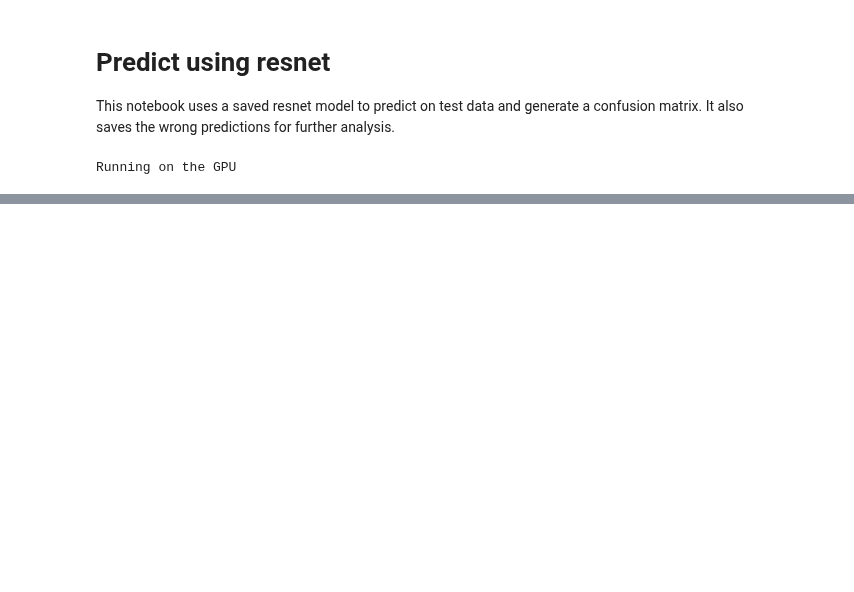
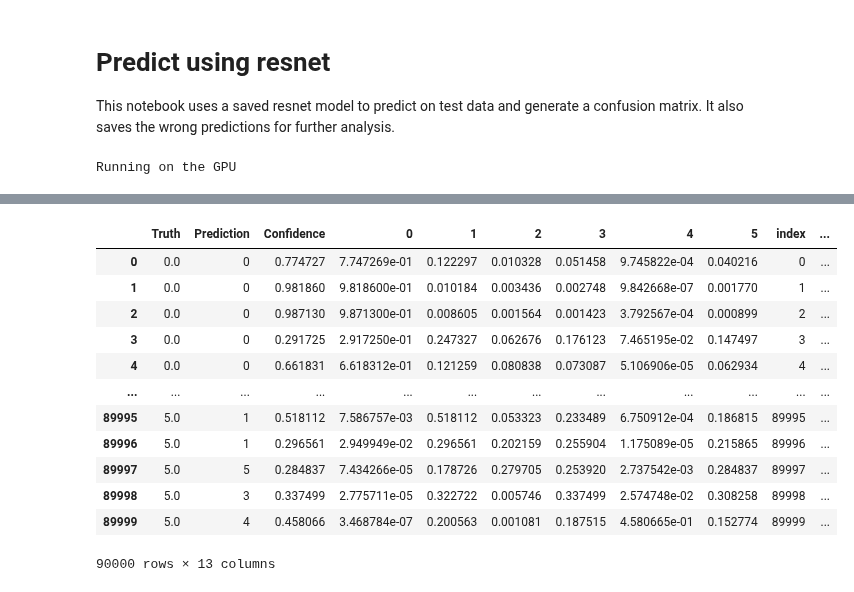
Before and after one commit to choisant/imcalML, a Jupyter notebook: notebooks/predict.ipynb, the cells around one changed output, grey strips where cells are left out. Saved outputs shown, nothing was run; the diff lists cells and outputs as text; code cells hidden in the pictures; blank space fills up the shorter version.

```diff
--- a/notebooks/predict.ipynb
+++ b/notebooks/predict.ipynb
@@ -132,0 +101,19 @@ df
+# %%
+model_dfs = [0]*len(LOAD_PATHS)
+for i in range(len(LOAD_PATHS)):
+    #import model
+    model = ResNet18(img_channels=3, num_classes=len(TEST_LABELS))
+    model.load_state_dict(torch.load(LOAD_PATHS[i]))
+    model.eval()
+    model.to(DEVICE)
+    truth, preds, confidences = predict(model, test_data, CLASSES, 100, RES, DEVICE, return_conf=True)
+    df = pd.DataFrame(dict(zip(["Truth", "Prediction"], [truth, preds])))
+    accuracy = accuracy_score(truth, preds, normalize=True)
+    df['Confidence'] = torch.max(confidences, dim=-1)[0]
+    for j in range(len(LABELS)):
+        df[f"{j}"] = confidences[:,j]
+    df["index"] = df.index
+    correct_list = np.array([True]*len(df))
+    correct_list[df["Prediction"] != df["Truth"]] = False
+    df["Correct"] = correct_list
+    model_dfs[i] = df
@@ -133 +152,17 @@ df
+# %%
+ensemble_df
+# %% [output]
+|  | Truth | Prediction | Confidence | 0 | 1 | 2 | 3 | 4 | 5 | index | ... |
+| 0 | 0.0 | 0 | 0.774727 | 7.747269e-01 | 0.122297 | 0.010328 | 0.051458 | 9.745822e-04 | 0.040216 | 0 | ... |
+| 1 | 0.0 | 0 | 0.981860 | 9.818600e-01 | 0.010184 | 0.003436 | 0.002748 | 9.842668e-07 | 0.001770 | 1 | ... |
+| 2 | 0.0 | 0 | 0.987130 | 9.871300e-01 | 0.008605 | 0.001564 | 0.001423 | 3.792567e-04 | 0.000899 | 2 | ... |
+| 3 | 0.0 | 0 | 0.291725 | 2.917250e-01 | 0.247327 | 0.062676 | 0.176123 | 7.465195e-02 | 0.147497 | 3 | ... |
+| 4 | 0.0 | 0 | 0.661831 | 6.618312e-01 | 0.121259 | 0.080838 | 0.073087 | 5.106906e-05 | 0.062934 | 4 | ... |
+| ... | ... | ... | ... | ... | ... | ... | ... | ... | ... | ... | ... |
+| 89995 | 5.0 | 1 | 0.518112 | 7.586757e-03 | 0.518112 | 0.053323 | 0.233489 | 6.750912e-04 | 0.186815 | 89995 | ... |
+| 89996 | 5.0 | 1 | 0.296561 | 2.949949e-02 | 0.296561 | 0.202159 | 0.255904 | 1.175089e-05 | 0.215865 | 89996 | ... |
+| 89997 | 5.0 | 5 | 0.284837 | 7.434266e-05 | 0.178726 | 0.279705 | 0.253920 | 2.737542e-03 | 0.284837 | 89997 | ... |
+| 89998 | 5.0 | 3 | 0.337499 | 2.775711e-05 | 0.322722 | 0.005746 | 0.337499 | 2.574748e-02 | 0.308258 | 89998 | ... |
+| 89999 | 5.0 | 4 | 0.458066 | 3.468784e-07 | 0.200563 | 0.001081 | 0.187515 | 4.580665e-01 | 0.152774 | 89999 | ... |
+90000 rows × 13 columns
 # %%
```
Also changed, not shown: parts of 14 cells of this notebook, 23 other files.
